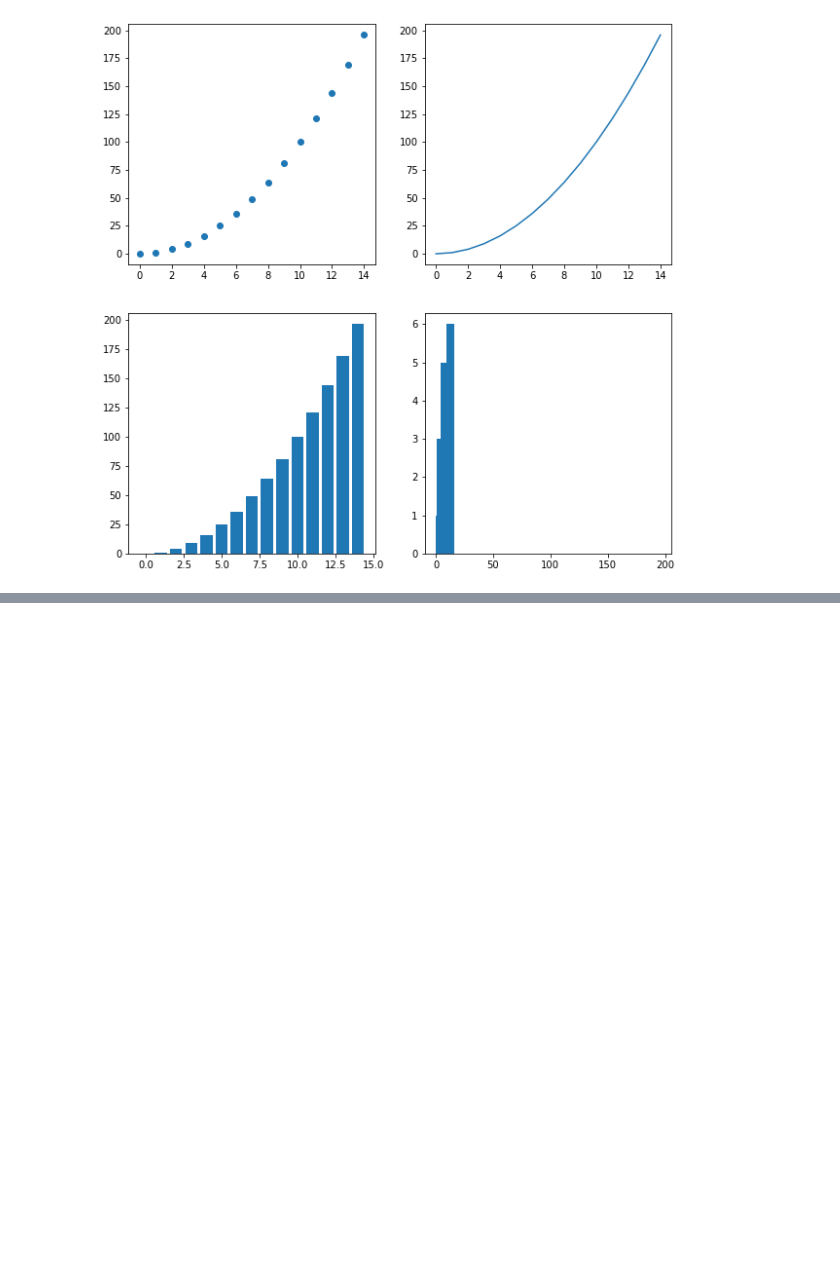
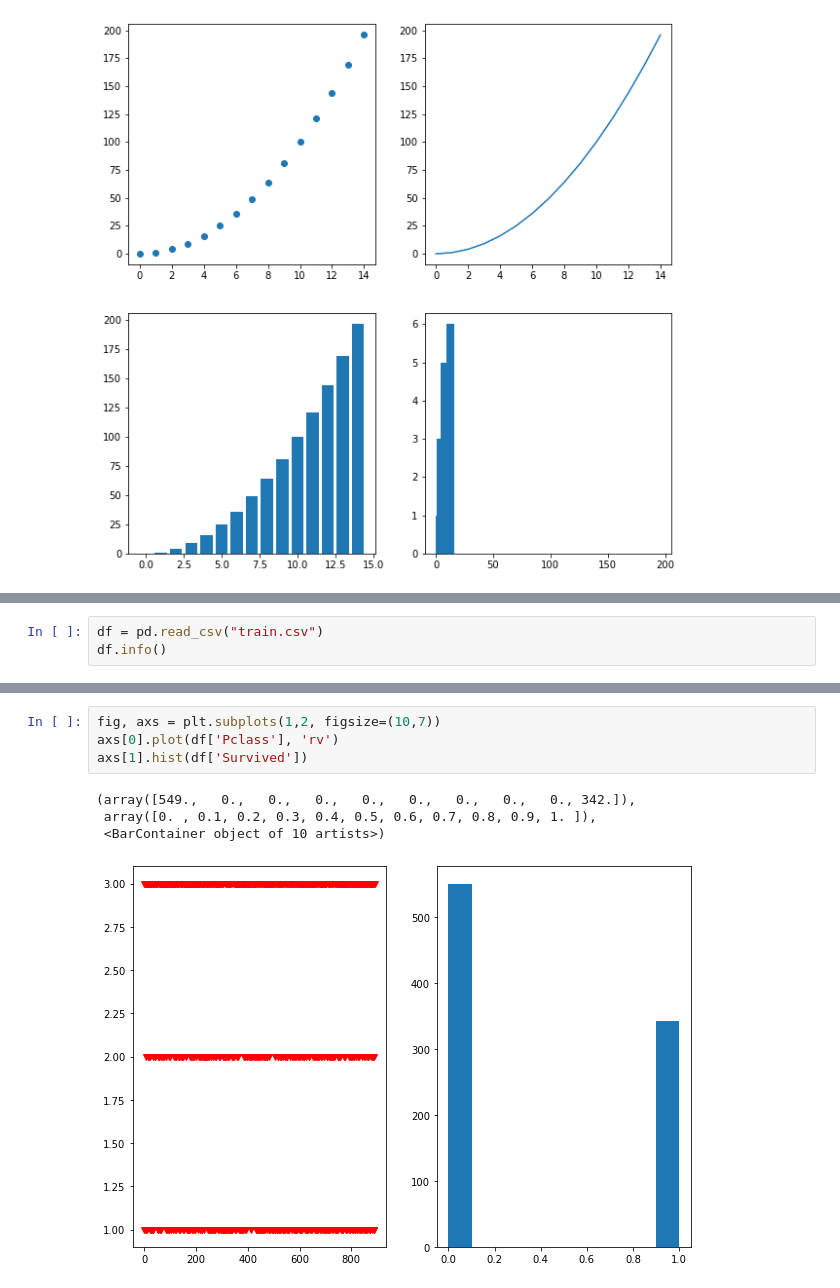
Before and after one commit to dongik9/MydataAnalysis, a Jupyter notebook: 20220913.ipynb, the cells around one changed output, grey strips where cells are left out. Drawn from its saved outputs; the diff is of its cells as text; blank space fills up the shorter version.

```diff
--- a/20220913.ipynb
+++ b/20220913.ipynb
@@ -90,0 +110,3 @@ plt.show()
+# %%
+df = pd.read_csv("train.csv")
+df.info()
@@ -90,0 +133,9 @@ plt.show()
+# %%
+fig, axs = plt.subplots(1,2, figsize=(10,7))
+axs[0].plot(df['Pclass'], 'rv')
+axs[1].hist(df['Survived'])
+# %% [output]
+(array([549.,   0.,   0.,   0.,   0.,   0.,   0.,   0.,   0., 342.]),
+ array([0. , 0.1, 0.2, 0.3, 0.4, 0.5, 0.6, 0.7, 0.8, 0.9, 1. ]),
+ <BarContainer object of 10 artists>)
+[figure, added]
```
Also changed, not shown: parts of 8 cells of this notebook, 3 other files.
